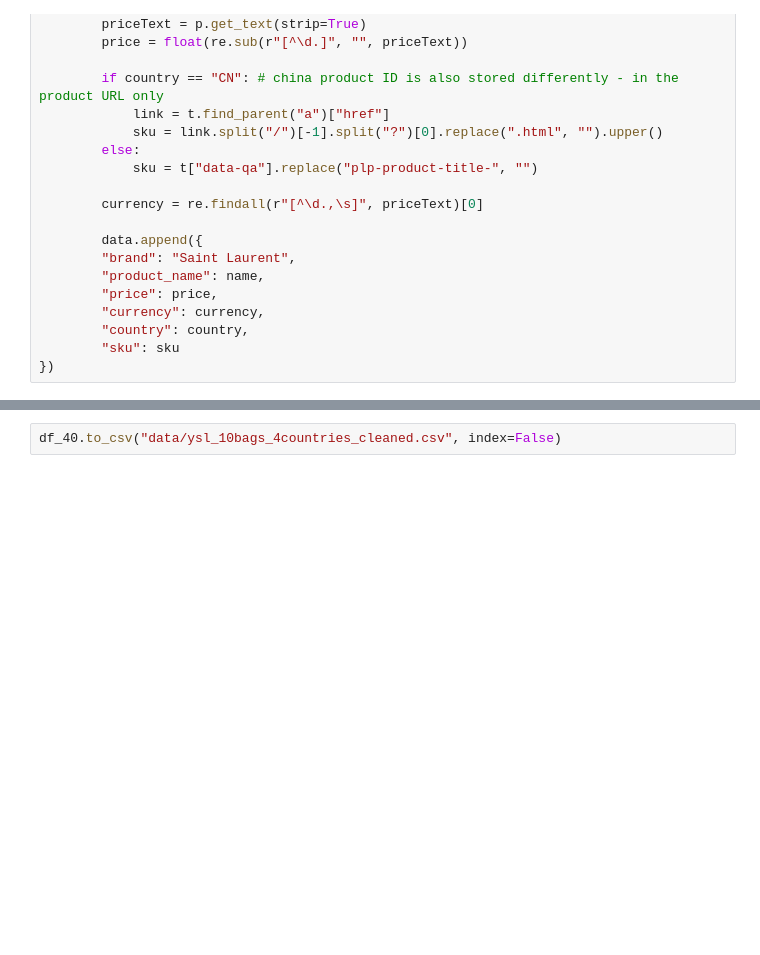
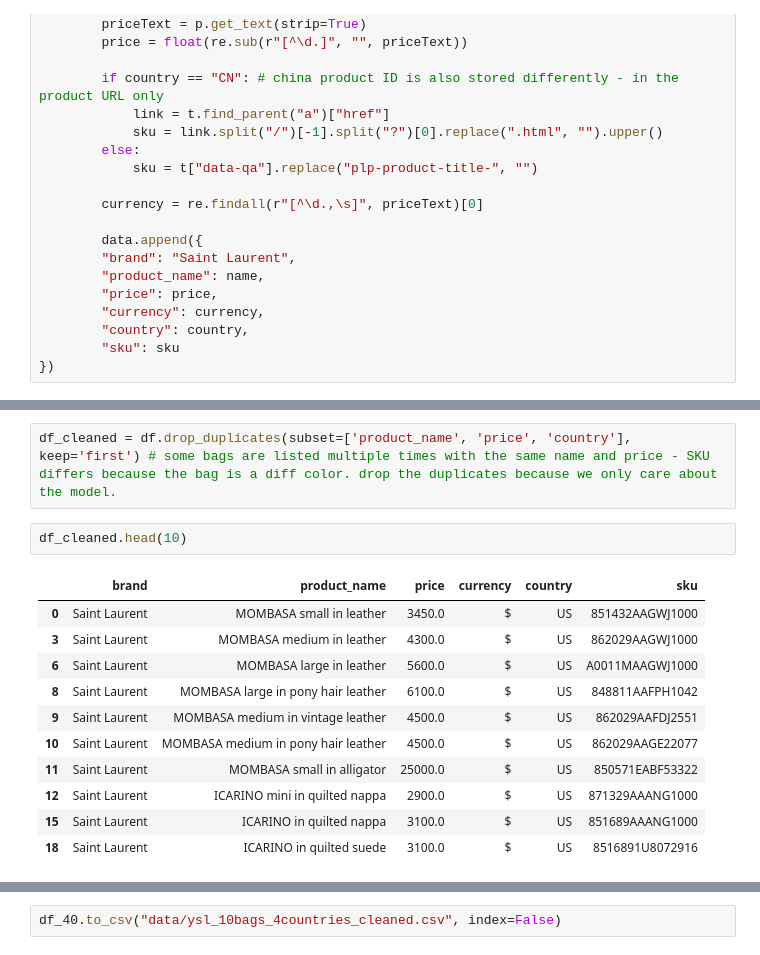
Before and after one commit to kaylaamkraut42/Runway-to-Runway, a Jupyter notebook: ysl.ipynb, the cells around one changed output, grey strips where cells are left out. Saved outputs shown, nothing was run; the diff lists cells and outputs as text; blank space fills up the shorter version.

```diff
--- a/ysl.ipynb
+++ b/ysl.ipynb
@@ -105,0 +106,16 @@ print(len(df))
+# %%
+df_cleaned = df.drop_duplicates(subset=['product_name', 'price', 'country'], keep='first') # some bags are listed multiple times with the same name and price - SKU differs because the bag is a diff color. drop the duplicates because we only care about the model.
+# %%
+df_cleaned.head(10)
+# %% [output]
+|  | brand | product_name | price | currency | country | sku |
+| 0 | Saint Laurent | MOMBASA small in leather | 3450.0 | $ | US | 851432AAGWJ1000 |
+| 3 | Saint Laurent | MOMBASA medium in leather | 4300.0 | $ | US | 862029AAGWJ1000 |
+| 6 | Saint Laurent | MOMBASA large in leather | 5600.0 | $ | US | A0011MAAGWJ1000 |
+| 8 | Saint Laurent | MOMBASA large in pony hair leather | 6100.0 | $ | US | 848811AAFPH1042 |
+| 9 | Saint Laurent | MOMBASA medium in vintage leather | 4500.0 | $ | US | 862029AAFDJ2551 |
+| 10 | Saint Laurent | MOMBASA medium in pony hair leather | 4500.0 | $ | US | 862029AAGE22077 |
+| 11 | Saint Laurent | MOMBASA small in alligator | 25000.0 | $ | US | 850571EABF53322 |
+| 12 | Saint Laurent | ICARINO mini in quilted nappa | 2900.0 | $ | US | 871329AAANG1000 |
+| 15 | Saint Laurent | ICARINO in quilted nappa | 3100.0 | $ | US | 851689AAANG1000 |
+| 18 | Saint Laurent | ICARINO in quilted suede | 3100.0 | $ | US | 8516891U8072916 |
```
Also changed, not shown: parts of 12 cells of this notebook, 2 other files.
